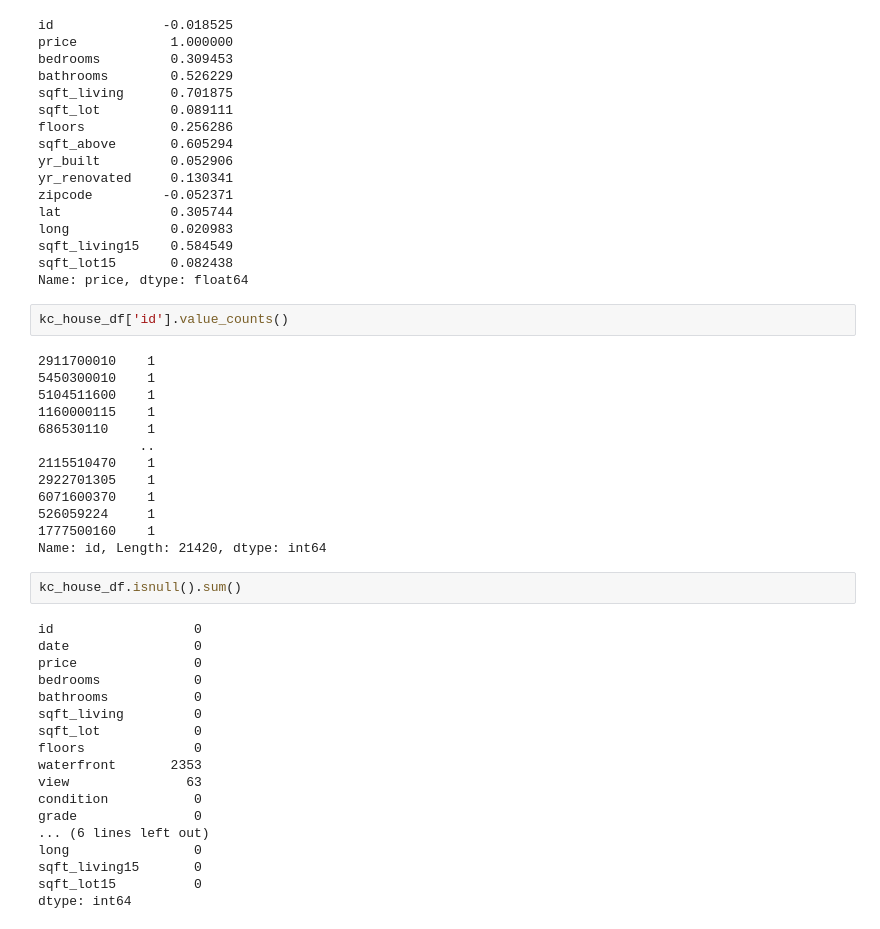
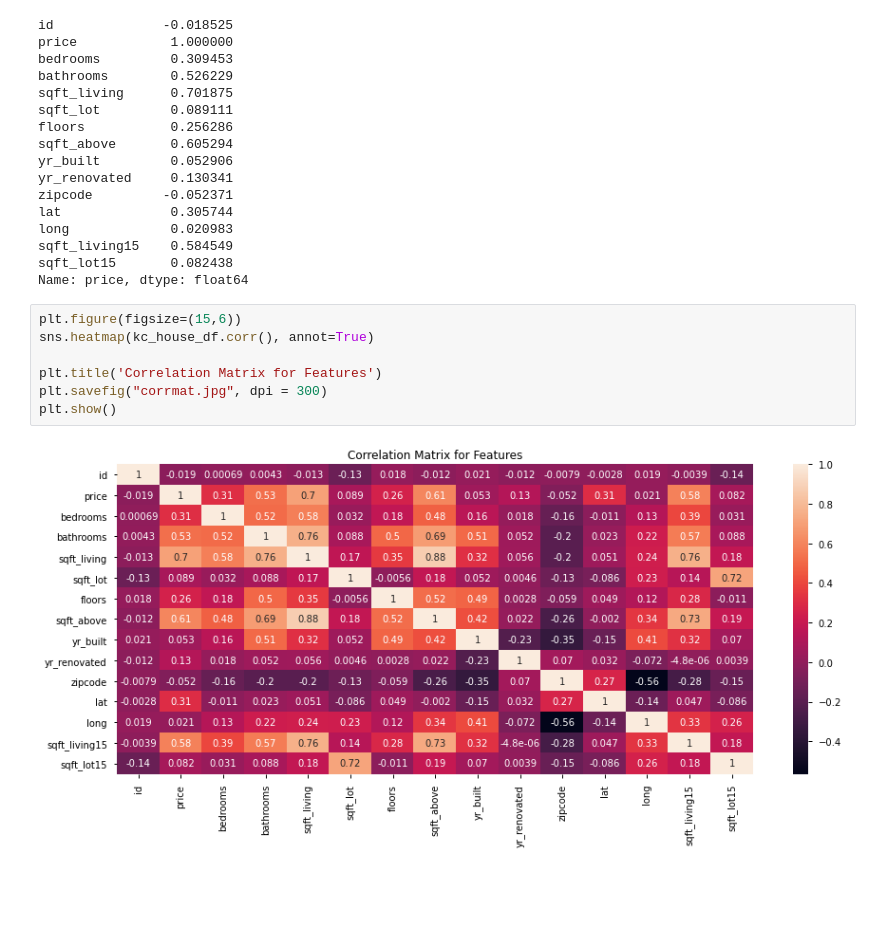
Before and after one commit to brdeleon/dsc-phase-2-project-v2-3, a Jupyter notebook: student.ipynb, the cells around one changed output. Cells and saved outputs as stored; diff of their text form; blank space fills up the shorter version.

Commit message:
further cleaning, baseline, heatmap

```diff
--- a/student.ipynb
+++ b/student.ipynb
@@ -60,38 +108,12 @@ long             0.020983
 sqft_living15    0.584549
 sqft_lot15       0.082438
 Name: price, dtype: float64
-# %%
-kc_house_df['id'].value_counts()
-# %% [output]
-2911700010    1
-5450300010    1
-5104511600    1
-1160000115    1
-686530110     1
-             ..
-2115510470    1
-2922701305    1
-6071600370    1
-526059224     1
-1777500160    1
-Name: id, Length: 21420, dtype: int64
-# %%
-kc_house_df.isnull().sum()
-# %% [output]
-id                  0
-date                0
-price               0
-bedrooms            0
-bathrooms           0
-sqft_living         0
-sqft_lot            0
-floors              0
-waterfront       2353
-view               63
-condition           0
-grade               0
-... (6 lines left out)
-long                0
-sqft_living15       0
-sqft_lot15          0
-dtype: int64
+# %%
+plt.figure(figsize=(15,6))
+sns.heatmap(kc_house_df.corr(), annot=True)
+
+plt.title('Correlation Matrix for Features')
+plt.savefig("corrmat.jpg", dpi = 300)
+plt.show()
+# %% [output]
+[figure, added]
```
Also changed, not shown: parts of 27 cells of this notebook, 2 other files.
